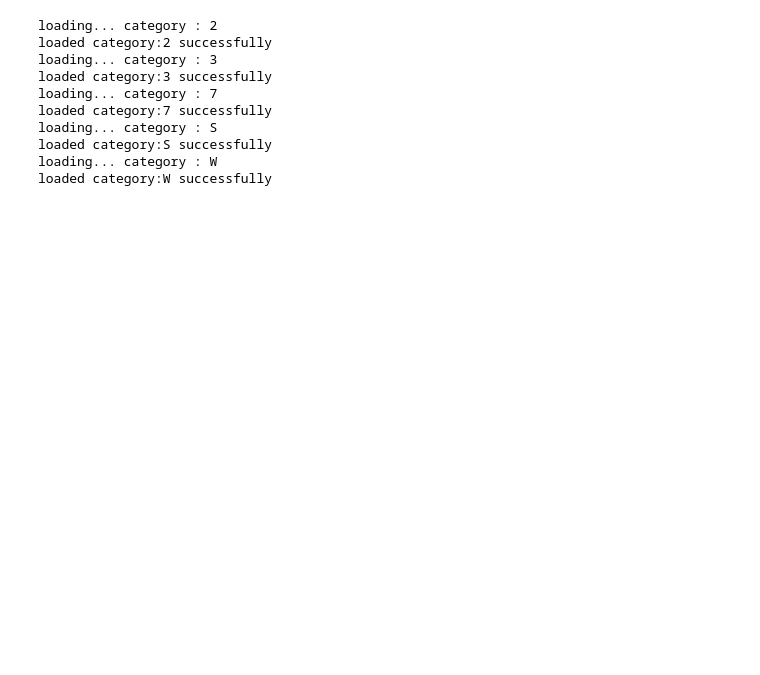
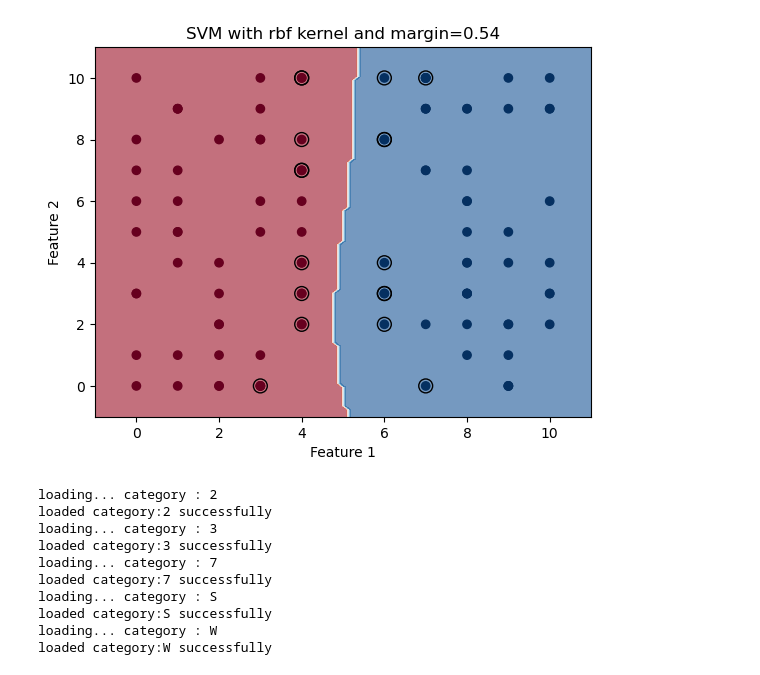
Before and after one commit to niusha-yaghini/support_vector_machine_svm, a Jupyter notebook: program.ipynb, the cells around one changed output. Cells and saved outputs as stored; diff of their text form; code cells hidden in the pictures; blank space fills up the shorter version.

```diff
--- a/program.ipynb
+++ b/program.ipynb
@@ -12,0 +65,3 @@ import pickle
+# %%
+X = np.asarray(X)
+Y = np.asarray(Y)
@@ -13,3 +151,30 @@ import pickle
+# %%
+# Obtain the support vectors and dual coefficients
+support_vectors = clf.support_vectors_
+dual_coef = clf.dual_coef_
+
+# Calculate the margin using the norm of the support vectors and dual coefficients
+margin = 2 / np.sqrt(np.sum(dual_coef ** 2))
+
+# Create a meshgrid to plot the decision boundary
+xx, yy = np.meshgrid(np.linspace(X[:, 0].min() - 1, X[:, 0].max() + 1, 100),
+                     np.linspace(X[:, 1].min() - 1, X[:, 1].max() + 1, 100))
+Z = clf.predict(np.c_[xx.ravel(), yy.ravel()])
+Z = Z.reshape(xx.shape)
+
+# Plot the decision boundary and margin
+plt.contourf(xx, yy, Z, cmap=plt.cm.RdBu, alpha=0.6)
+plt.scatter(X[:, 0], X[:, 1], c=Y, cmap=plt.cm.RdBu)
+plt.scatter(support_vectors[:, 0], support_vectors[:, 1], s=100,
+            linewidth=1, facecolors='none', edgecolors='k')
+plt.xlim(xx.min(), xx.max())
+plt.ylim(yy.min(), yy.max())
+plt.xlabel('Feature 1')
+plt.ylabel('Feature 2')
+plt.title(f"SVM with {clf.kernel} kernel and margin={margin:.2f}")
+plt.show()
+# %% [output]
+[figure, added]
 # %%
 Categories=['2','3','7', 'S', 'W']
 # %%
```
Also changed, not shown: parts of 16 cells of this notebook, 9 other files.
